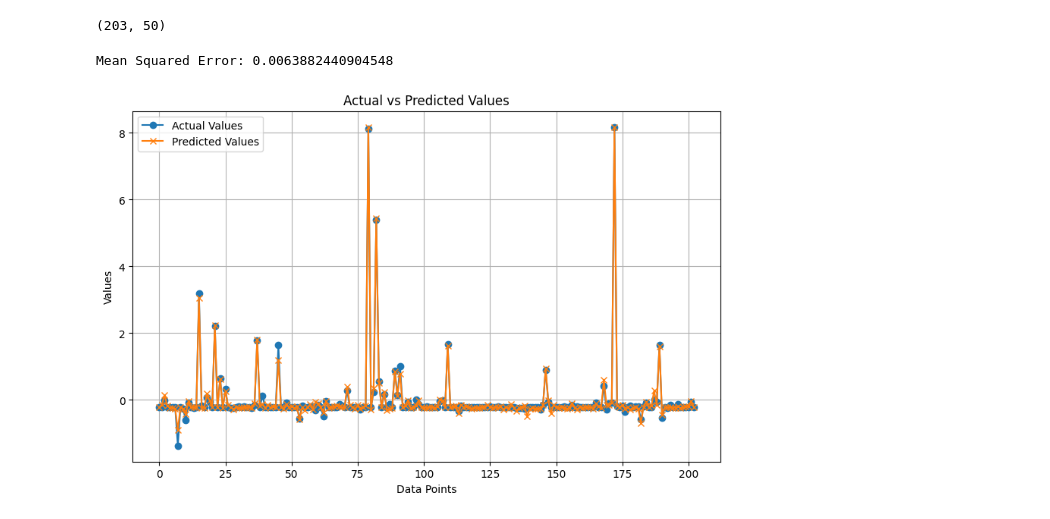
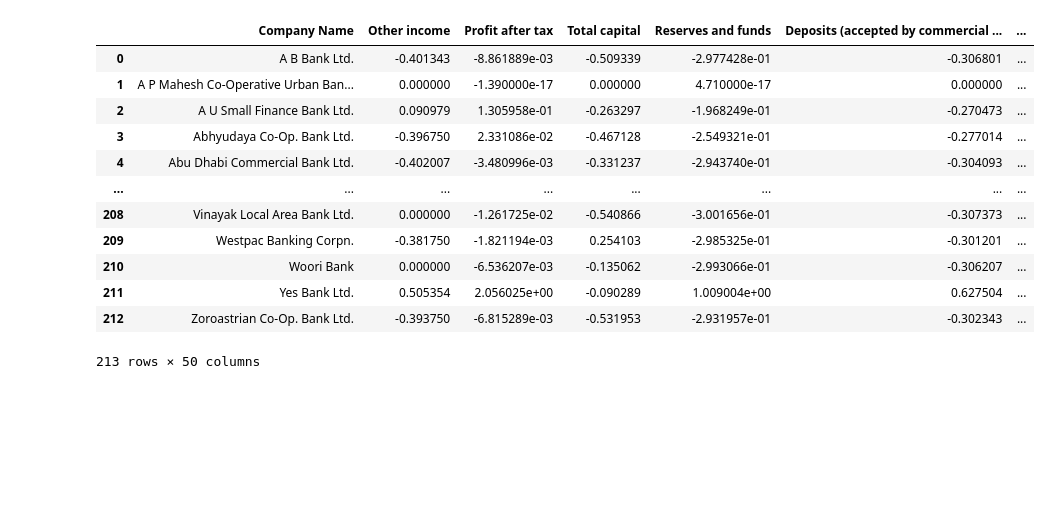
Before and after one commit to shivamparth123/firm_performance, a Jupyter notebook: main.ipynb, the cells around one changed output. Cells and saved outputs as stored; diff of their text form; code cells hidden in the pictures; blank space fills up the shorter version.

```diff
--- a/main.ipynb
+++ b/main.ipynb
@@ -7,7 +7,28 @@ from sklearn.metrics import mean_squared_error
 import matplotlib.pyplot as plt
 # %%
-df = pd.read_excel("/content/output_file.xlsx")
+df = pd.read_csv("/content/7_year.csv")
+# %%
+for i in range(1, len(df.columns), 7):
+    df.columns.values[i] = 'Other income'
+    df.columns.values[i+1] = 'Profit after tax'
+    df.columns.values[i+2] = 'Total capital'
+    df.columns.values[i+3] = 'Reserves and funds'
+    df.columns.values[i+4] = 'Deposits (accepted by commercial banks'
+    df.columns.values[i+5] = 'Current liabilities & provisions'
+    df.columns.values[i+6] = 'Income from financial services'
 # %%
-df.shape
+df
 # %% [output]
+|  | Company Name | Other income | Profit after tax | Total capital | Reserves and funds | Deposits (accepted by commercial ... | ... |
+| 0 | A B Bank Ltd. | -0.401343 | -8.861889e-03 | -0.509339 | -2.977428e-01 | -0.306801 | ... |
+| 1 | A P Mahesh Co-Operative Urban Ban... | 0.000000 | -1.390000e-17 | 0.000000 | 4.710000e-17 | 0.000000 | ... |
+| 2 | A U Small Finance Bank Ltd. | 0.090979 | 1.305958e-01 | -0.263297 | -1.968249e-01 | -0.270473 | ... |
+| 3 | Abhyudaya Co-Op. Bank Ltd. | -0.396750 | 2.331086e-02 | -0.467128 | -2.549321e-01 | -0.277014 | ... |
+| 4 | Abu Dhabi Commercial Bank Ltd. | -0.402007 | -3.480996e-03 | -0.331237 | -2.943740e-01 | -0.304093 | ... |
+| ... | ... | ... | ... | ... | ... | ... | ... |
+| 208 | Vinayak Local Area Bank Ltd. | 0.000000 | -1.261725e-02 | -0.540866 | -3.001656e-01 | -0.307373 | ... |
+| 209 | Westpac Banking Corpn. | -0.381750 | -1.821194e-03 | 0.254103 | -2.985325e-01 | -0.301201 | ... |
+| 210 | Woori Bank | 0.000000 | -6.536207e-03 | -0.135062 | -2.993066e-01 | -0.306207 | ... |
+| 211 | Yes Bank Ltd. | 0.505354 | 2.056025e+00 | -0.090289 | 1.009004e+00 | 0.627504 | ... |
+| 212 | Zoroastrian Co-Op. Bank Ltd. | -0.393750 | -6.815289e-03 | -0.531953 | -2.931957e-01 | -0.302343 | ... |
-(203, 50)
+213 rows × 50 columns
@@ -17,21 +34,0 @@ Y = df[['Profit after tax.6']]
-# %%
-model = LinearRegression()
-model.fit(X,Y)
-y = model.predict(X)
-
-mse = mean_squared_error(y, Y)
-print("Mean Squared Error:", mse)
-# %% [output]
-Mean Squared Error: 0.0063882440904548
-# %%
-plt.figure(figsize=(10, 6))
-plt.plot(Y, label='Actual Values', marker='o')
-plt.plot(y, label='Predicted Values', marker='x')
-plt.title('Actual vs Predicted Values')
-plt.xlabel('Data Points')
-plt.ylabel('Values')
-plt.legend()
-plt.grid()
-plt.show()
-# %% [output]
-[figure, removed]
```
Also changed, not shown: parts of 7 cells of this notebook.
